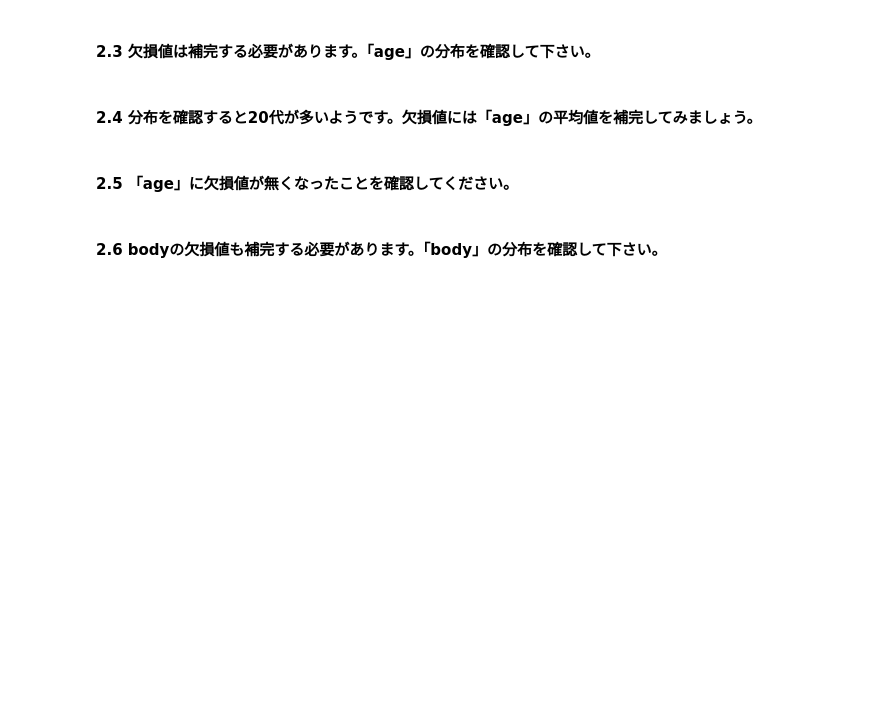
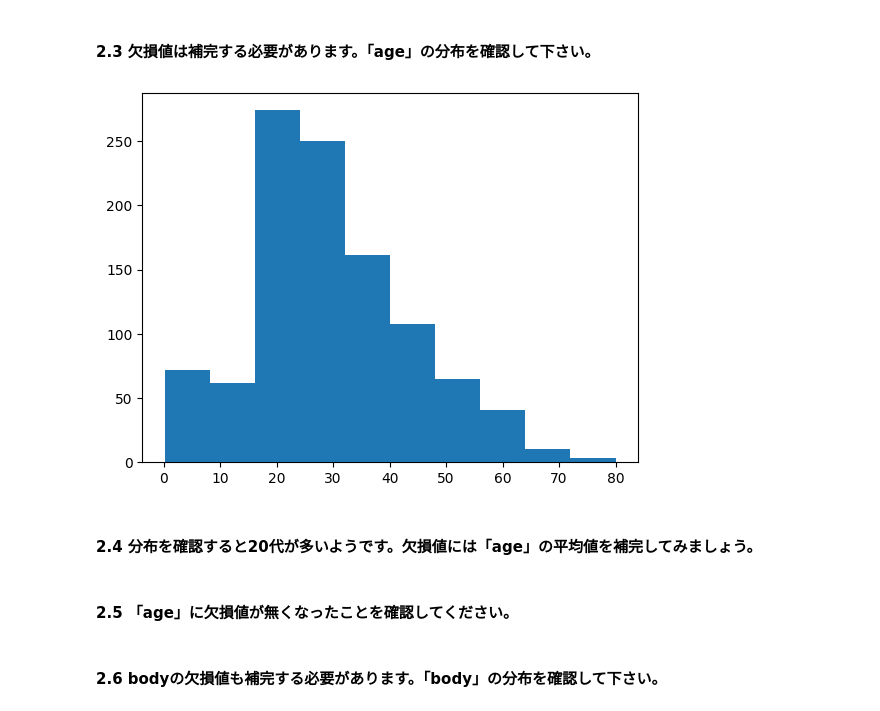
Before and after one commit to area6080/python_basic, a Jupyter notebook: machine_learning_editor.ipynb, the cells around one changed output. Saved outputs shown, nothing was run; the diff lists cells and outputs as text; code cells hidden in the pictures; blank space fills up the shorter version.

```diff
--- a/machine_learning_editor.ipynb
+++ b/machine_learning_editor.ipynb
@@ -79,3 +128,6 @@ titanic_data = pd.read_csv(filepath_or_buffer='https://wals.s3-ap-northeast-1.am
 ### 2.データを加工する方法について学習します。（11問）
 # %% [markdown]
 #### 2.1 object型のデータを削除し、削除されていることを確認してください。
+# %%
+titanic_data_except_object = titanic_data.select_dtypes(['int64','float64'])
+titanic_data_except_object.head(5)
@@ -84,5 +153,10 @@ titanic_data = pd.read_csv(filepath_or_buffer='https://wals.s3-ap-northeast-1.am
 # %% [markdown]
 #### 2.3 欠損値は補完する必要があります。「age」の分布を確認して下さい。
+# %%
+plt.hist(titanic_data_except_object['age'])
+plt.show()
+# %% [output]
+[figure, added]
 # %% [markdown]
 #### 2.4 分布を確認すると20代が多いようです。欠損値には「age」の平均値を補完してみましょう。
 # %% [markdown]
```
Also changed, not shown: parts of 10 cells of this notebook.
